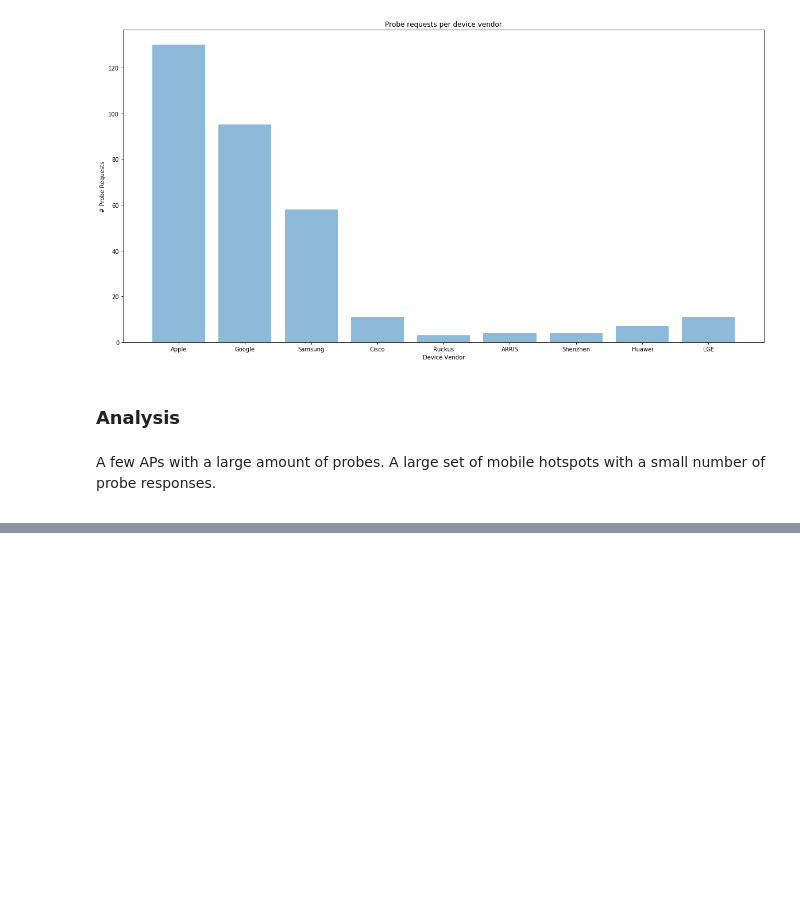
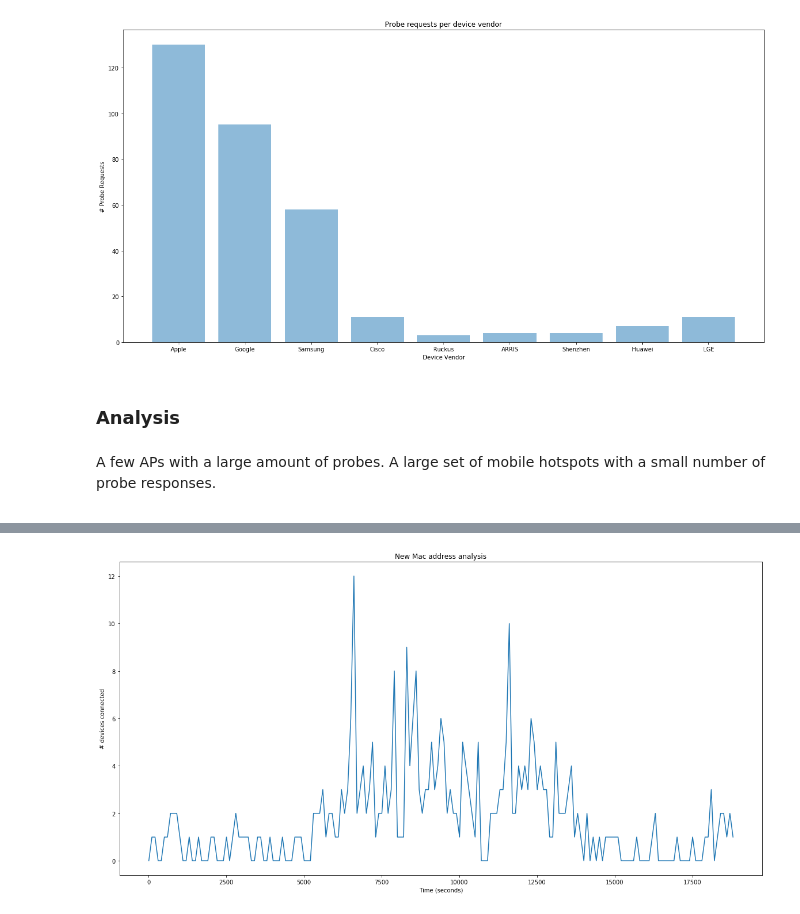
Before and after one commit to AllenLi65536/CMB_Measurement, a Jupyter notebook: Assignment3_new.ipynb, the cells around one changed output, grey strips where cells are left out. Drawn from its saved outputs; the diff is of its cells as text; code cells hidden in the pictures; blank space fills up the shorter version.

Commit message:
[+] added ingolstadt analysis

```diff
--- a/Assignment3_new.ipynb
+++ b/Assignment3_new.ipynb
@@ -401,0 +408,97 @@ plot_histogram(hist_ap)
+# %%
+%matplotlib inline
+import matplotlib.pyplot as plt
+import numpy as np
+
+TIME_INDEX = 1
+INFO_INDEX = -1
+PROBE_INDEX = 6
+MAC_INDEX = 2
+
+
+class Analyser:
+    def __init__(self):
+        self.x = []
+        self.y = []
+
+    def readCSV(self, filename):
+        file = open(filename, 'r')
+        return  file.readlines()
+
+    def show(self):
+        plt.figure(2,figsize=(20,10))
+        plt.plot(self.x[1:-1:10], self.y[1:-1:10])
+        plt.xlabel('Time (seconds)')
+        plt.ylabel('# devices connected')
+        plt.title('New Mac address analysis')
+        plt.show()
+        plt.show()
+
+    def processData(self):
+        pass
+
+class ProbeAnalysis(Analyser):
+    def __init__(self, filename):
+        super().__init__()
+        self.filename = filename
+        self.mac = []
+        self.wantedList = ["Raspberr_3f:48:74", "AVMAudio_42:d6:ff", "Sagemcom_9b:c2:74"]
+
+    def isWildcard(self, inp):
+        if len(inp) >= 2 and inp[1] == "Wildcard (Broadcast)":
+            return True
+        return False
+    def processData(self):
+        result = {}
+        document = self.readCSV(self.filename)
+        size = int(float(document[-1].split(",")[1][1:-1]))
+        self.x = np.array(range(0, size + 1))
+        for i in range(size):
+            result[i] = []
+        for line in document:
+            line = line.split(',')
+            wildcard = line[INFO_INDEX][:-2].split("=")
+
+            if line[PROBE_INDEX][1:] == "Probe Request" and self.isWildcard(wildcard) and line[MAC_INDEX][1:-1] not in self.wantedList :
+
+                key = int(float(line[TIME_INDEX][1:-1]))
+                if key not in result.keys():
+                    result[key] = []
+                result[key] = result[key] + [line[MAC_INDEX][1:-1]]
+
+                if line[MAC_INDEX][1:-1] not in self.mac:
+                    self.mac.append(line[MAC_INDEX][1:-1]) #add mac_addr list
+
+        return result
+
+    def constructProbeAnalysis(self, result):
+        self.y = [len(result[x]) for x in result.keys()]
+        print(self.y)
+        print(len(self.y))
+        print(sum(self.y))
+
+    def constructMacAnalysis(self, result):
+        temp = []
+        mac = []
+        for i in result.keys():
+            count = 0
+            for j in result[i]:
+                if j not in mac:
+                    mac.append(j)
+                    count = count + 1
+            temp.append(count)
+        self.y = temp
+        self.x = self.x[0:-1:10]
+        self.y = self.y[0:-1:10]
+
+
+    def getMacNum(self):
+        return self.mac
+
+
+app = ProbeAnalysis("ingolstadt/ingolstadt.csv")
+result = app.processData()
+app.constructMacAnalysis(result)
+app.show()
+# %% [output]
+[figure, added]
```
Also changed, not shown: parts of 6 cells of this notebook.
